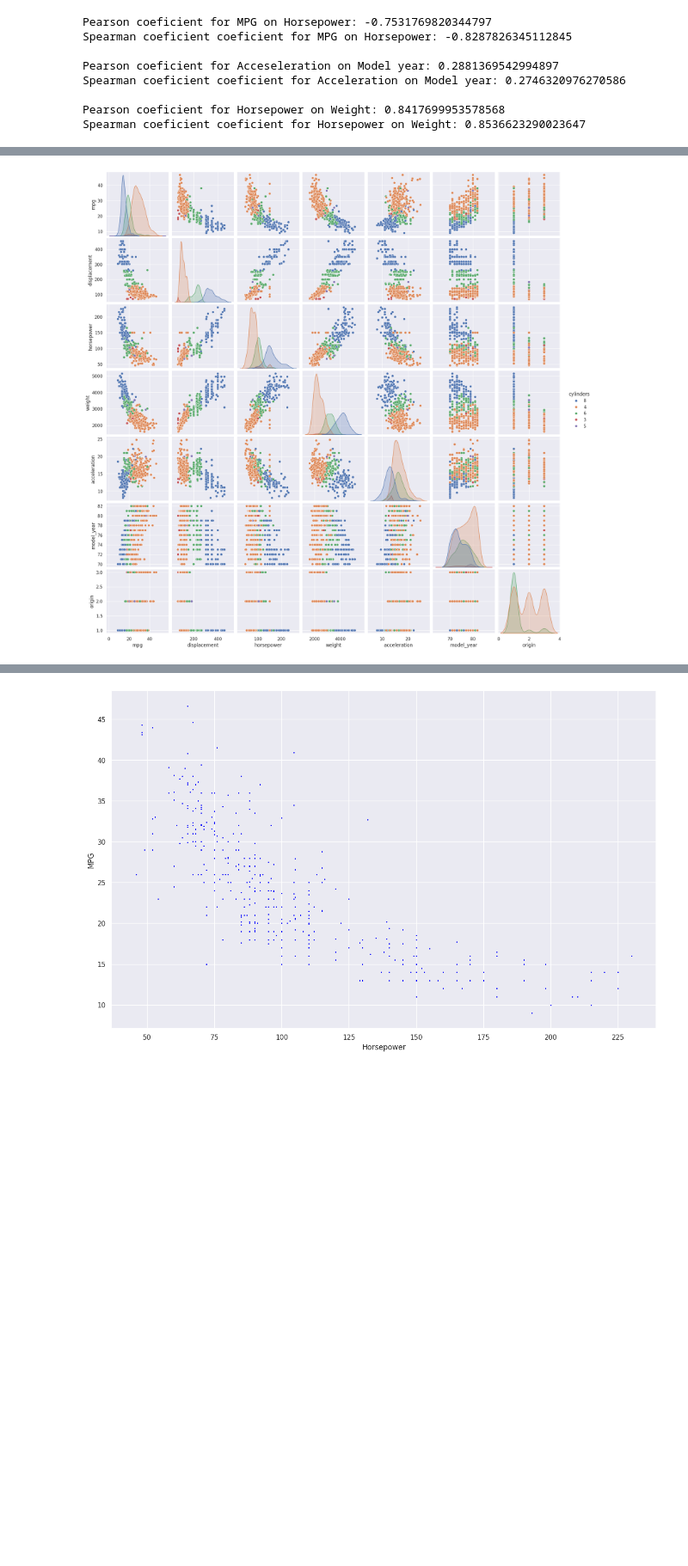
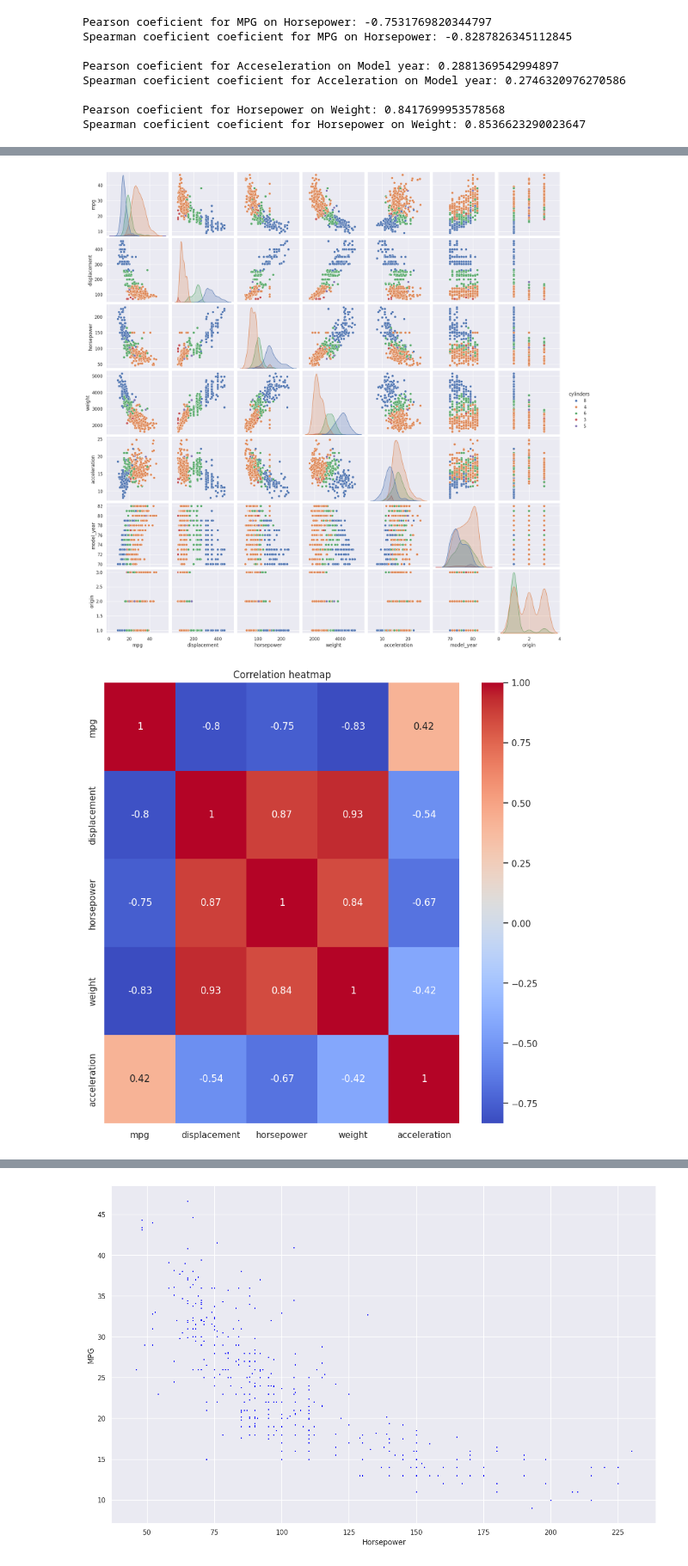
Before and after one commit to EthanCrowe/AD_labs, a Jupyter notebook: lab_4/lab_4.ipynb, the cells around one changed output, grey strips where cells are left out. Shown at 86% size. Cells and saved outputs as stored; diff of their text form; code cells hidden in the pictures; blank space fills up the shorter version.

```diff
--- a/lab_4/lab_4.ipynb
+++ b/lab_4/lab_4.ipynb
@@ -894,7 +947,8 @@ data2.OneHotEncoding()
 # %%
-data2.BuildGraphForAllFeatures()
+data2.BuildGraphForAllFeatures(num_cols)
 # %% [output]
 [figure]
+[figure, added]
 # %%
 class DataPart2_NP(Data):
     def __init__(
```
Also changed, not shown: parts of 7 cells of this notebook.
